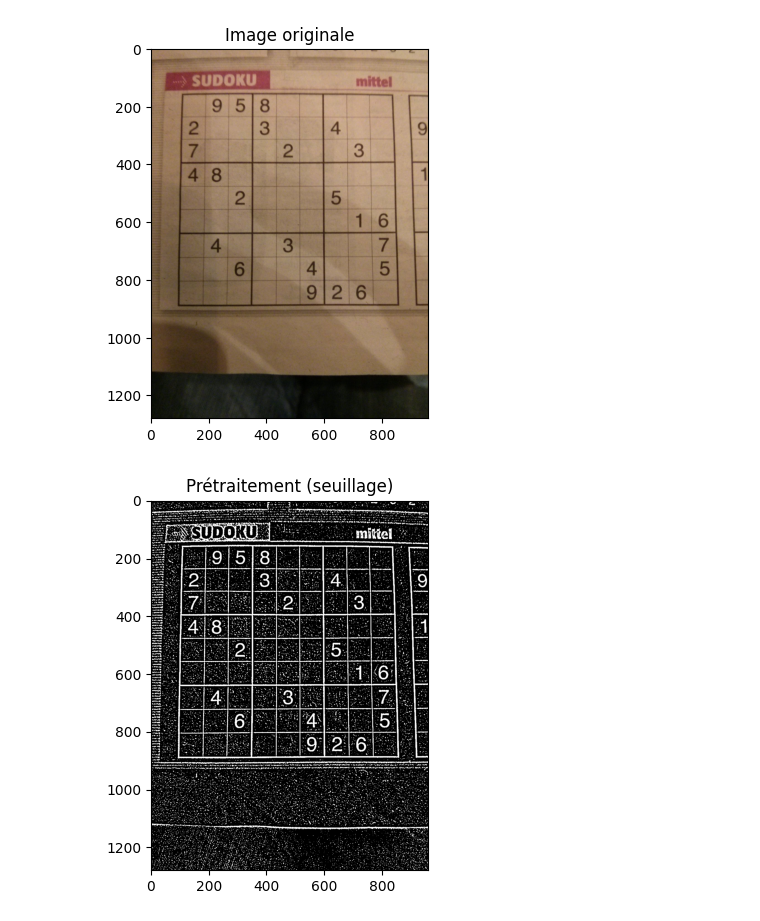
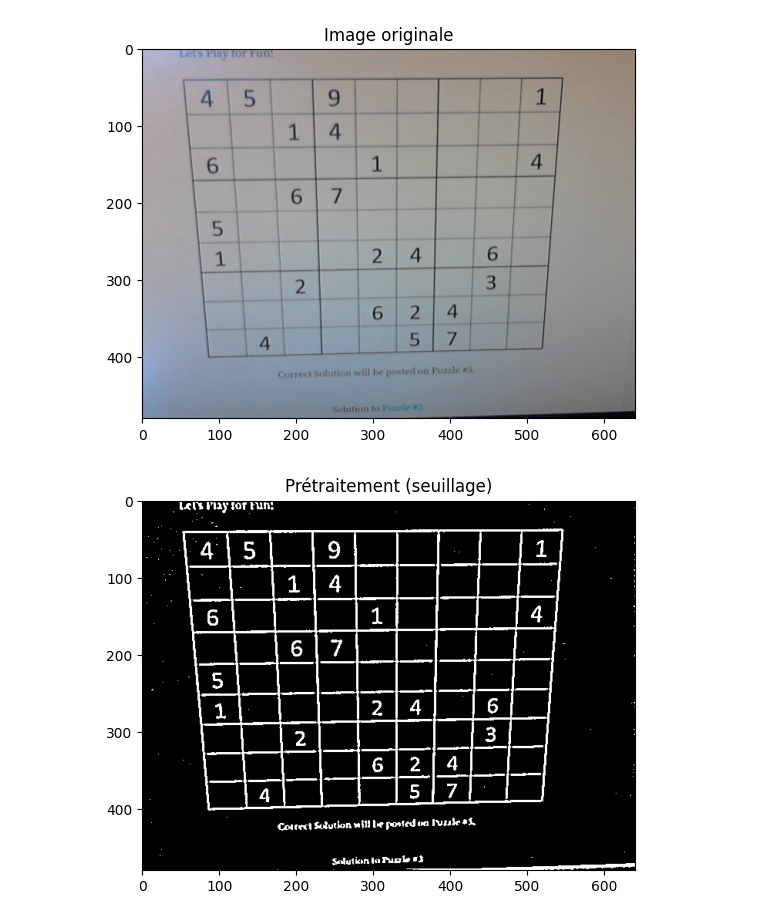
Before and after one commit to Gregory-Debruyne/r-solution-de-sudoku, a Jupyter notebook: Test_Clément.ipynb, the cells around one changed output. Cells and saved outputs as stored; diff of their text form; code cells hidden in the pictures.

```diff
--- a/Test_Clément.ipynb
+++ b/Test_Clément.ipynb
@@ -1,19 +1,19 @@
 # %%
 import cv2
 import matplotlib.pyplot as plt
 import numpy as np
 
-# image_path = "c:\Image_save\sudoku_capture_2025-05-20_14-07-33.png"  # Il faut remplacer par la nouvelle image que tu veux tester
-image_path = "v1_training/image/image1006.jpg"  # Il faut remplacer par la nouvelle image que tu veux tester
+image_path = "c:\Image_save\sudoku_capture_2025-05-20_14-07-33.png"  # Il faut remplacer par la nouvelle image que tu veux tester
+# image_path = "v1_training/image/image1006.jpg"  # Il faut remplacer par la nouvelle image que tu veux tester
 image = cv2.imread(image_path)
 # Afficher l'image originale
 plt.figure()
 plt.title("Image originale")
 # Convertir l'image en RGB pour l'affichage avec matplotlib
 plt.imshow(cv2.cvtColor(image, cv2.COLOR_BGR2RGB))
 plt.show()
 # %% [output]
-[figure, old version]
+[figure, new version]
 # %%
 # import os
 # import ipywidgets as widgets
@@ -61,7 +61,7 @@ plt.title("Prétraitement (seuillage)")
 plt.imshow(threshold, cmap='gray')
 plt.show()
 # %% [output]
-[figure, old version]
+[figure, new version]
 # %%
 # On crée une copie de l’image couleur pour dessiner par-dessus sans modifier l’originale.
 contour_debug = image.copy()
```
Also changed, not shown: parts of 5 cells of this notebook, 1 other file.
